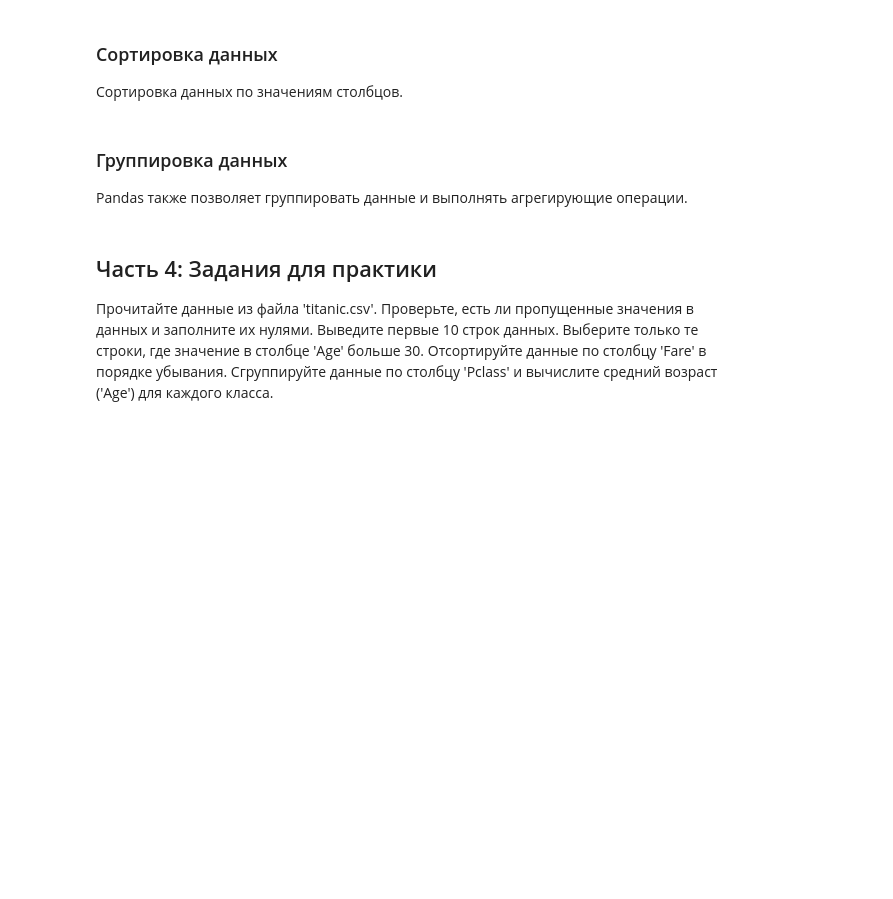
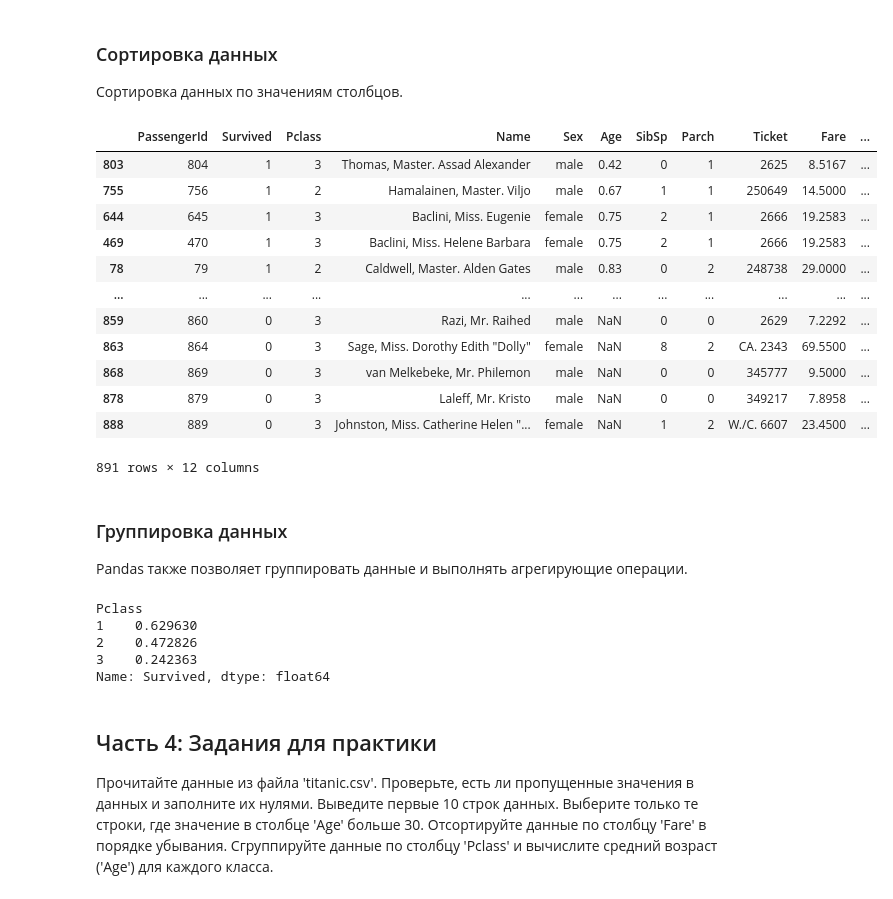
Before and after one commit to Vladuu3/lab2, a Jupyter notebook: pandas.ipynb, the cells around one changed output. Saved outputs shown, nothing was run; the diff lists cells and outputs as text; code cells hidden in the pictures; blank space fills up the shorter version.

```diff
--- a/pandas.ipynb
+++ b/pandas.ipynb
@@ -145,16 +154,36 @@ Pandas позволяет выбирать данные по индексам,
 ### Сортировка данных
 Сортировка данных по значениям столбцов.
 # %%
-# Сортировка данных по столбцу 'столбец_1' по возрастанию
-# Используйте метод .sort_values()
-# write your code here
+import pandas as pd
+df = pd.read_csv('titanic.csv')
+df.sort_values('Age')
+# %% [output]
+|  | PassengerId | Survived | Pclass | Name | Sex | Age | SibSp | Parch | Ticket | Fare | ... |
+| 803 | 804 | 1 | 3 | Thomas, Master. Assad Alexander | male | 0.42 | 0 | 1 | 2625 | 8.5167 | ... |
+| 755 | 756 | 1 | 2 | Hamalainen, Master. Viljo | male | 0.67 | 1 | 1 | 250649 | 14.5000 | ... |
+| 644 | 645 | 1 | 3 | Baclini, Miss. Eugenie | female | 0.75 | 2 | 1 | 2666 | 19.2583 | ... |
+| 469 | 470 | 1 | 3 | Baclini, Miss. Helene Barbara | female | 0.75 | 2 | 1 | 2666 | 19.2583 | ... |
+| 78 | 79 | 1 | 2 | Caldwell, Master. Alden Gates | male | 0.83 | 0 | 2 | 248738 | 29.0000 | ... |
+| ... | ... | ... | ... | ... | ... | ... | ... | ... | ... | ... | ... |
+| 859 | 860 | 0 | 3 | Razi, Mr. Raihed | male | NaN | 0 | 0 | 2629 | 7.2292 | ... |
+| 863 | 864 | 0 | 3 | Sage, Miss. Dorothy Edith "Dolly" | female | NaN | 8 | 2 | CA. 2343 | 69.5500 | ... |
+| 868 | 869 | 0 | 3 | van Melkebeke, Mr. Philemon | male | NaN | 0 | 0 | 345777 | 9.5000 | ... |
+| 878 | 879 | 0 | 3 | Laleff, Mr. Kristo | male | NaN | 0 | 0 | 349217 | 7.8958 | ... |
+| 888 | 889 | 0 | 3 | Johnston, Miss. Catherine Helen "... | female | NaN | 1 | 2 | W./C. 6607 | 23.4500 | ... |
+891 rows × 12 columns
 # %% [markdown]
 ### Группировка данных
 Pandas также позволяет группировать данные и выполнять агрегирующие операции.
 # %%
-# Найдите долю выживших среди всех PClass
-# Используйте метод .groupby()
-# write your code here
+import pandas as pd
+df = pd.read_csv('titanic.csv')
+df.groupby('Pclass')['Survived'].mean()
+# %% [output]
+Pclass
+1    0.629630
+2    0.472826
+3    0.242363
+Name: Survived, dtype: float64
 # %% [markdown]
 ## Часть 4: Задания для практики
 Прочитайте данные из файла 'titanic.csv'.
```
Also changed, not shown: parts of 5 cells of this notebook, 1 other file.
